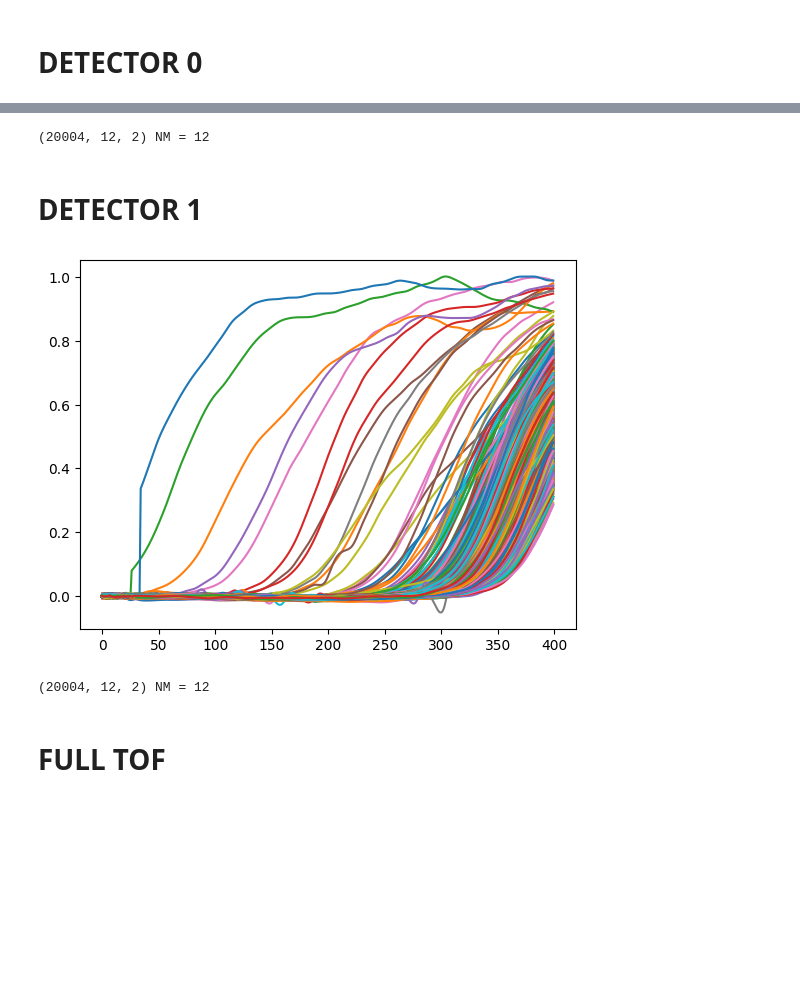
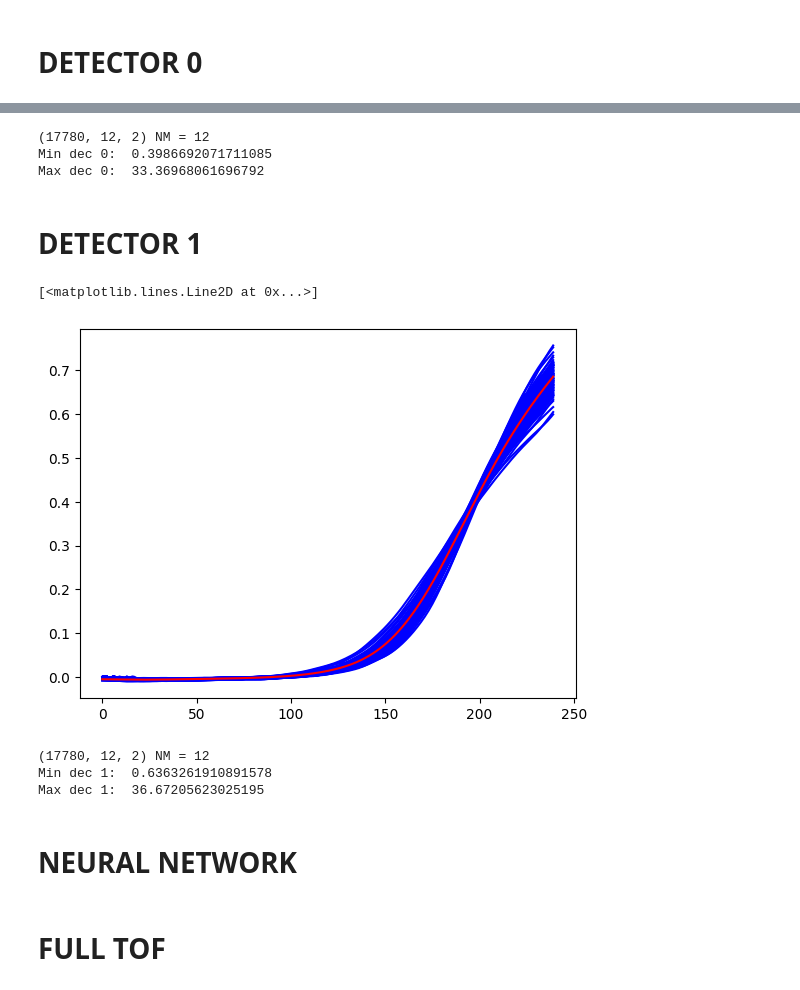
Before and after one commit to wjosefw/Signal-processing-with-Neural-networks, a Jupyter notebook: DEEP_TIMING_DATOS_PRACTICA_MASTER_Na22.ipynb, the cells around one changed output, grey strips where cells are left out. Cells and saved outputs as stored; diff of their text form; code cells hidden in the pictures; blank space fills up the shorter version.

```diff
--- a/DEEP_TIMING_DATOS_PRACTICA_MASTER_Na22.ipynb
+++ b/DEEP_TIMING_DATOS_PRACTICA_MASTER_Na22.ipynb
@@ -281,0 +168,4 @@ REF_train_dec0 = REF_dec0[:]
+# %%
+for i in range(100):
+    plt.plot(moved_pulses_dec0[i,:],'b-')
+plt.plot(mean_dec0[start:stop],'r-')
@@ -291,42 +192,24 @@ M_Train_dec0 = (M_Train_dec0-min_dec0)/(max_dec0 - min_dec0)
 
 NM = np.shape(M_Train_dec0)[1]
 print(M_Train_dec0.shape, "NM =", NM)
+print('Min dec 0: ', min_dec0)
+print('Max dec 0: ', max_dec0)
 # %% [output]
-(20004, 12, 2) NM = 12
+(17780, 12, 2) NM = 12
+Min dec 0:  0.3986692071711085
+Max dec 0:  33.36968061696792
 # %% [markdown]
 # **DETECTOR 1**
-# %%
-Ncasos = new_pulses.shape[0]
-INPUT0_dec1 = np.zeros_like(new_pulses)
-REF_dec1 = np.zeros((Ncasos,))
-
-
-NRD0 = np.random.randint(20,size = Ncasos)
-NRD1 = np.random.randint(20,size = Ncasos)
-
-for i in range(Ncasos):
-  N0 = NRD0[i]
-  noise00 = np.random.normal(scale=1e-3, size=N0)
-  noise0 = np.random.normal(scale=0.01, size=new_pulses.shape[1])
-  smoothed_noise = gaussian_filter1d(noise0, sigma=10)
-  INPUT0_dec1[i,:,0] = np.roll(new_pulses[i,:,1], N0)
-  INPUT0_dec1[i,:,0] = INPUT0_dec1[i,:,0] + smoothed_noise
-  INPUT0_dec1[i,0:N0,0] = noise00
-
-  N1 = NRD1[i]
-  noise11 = np.random.normal(scale=1e-3, size=N1)
-  noise1 = np.random.normal(scale=0.01, size=new_pulses.shape[1])
-  smoothed_noise = gaussian_filter1d(noise1, sigma=10)
-  INPUT0_dec1[i,:,1] = np.roll(new_pulses[i,:,1], N1)
-  INPUT0_dec1[i,:,1] = INPUT0_dec1[i,:,1] + smoothed_noise
-  INPUT0_dec1[i,0:N1,1] = noise11
-  REF_dec1[i] = new_time_step*(N0-N1)
-
-
-trainX_dec1 = INPUT0_dec1[:,:,:]
-REF_train_dec1 = REF_dec1[:]
+# %%
+#-------------------------------------- Calculate mean pulse in detector ----------------------------------
+mean_dec1 = get_mean_pulse_from_set(new_pulses, channel = 1)
+
+#------------------------------------- Move rest of the pulses to align with mean -------------------------
+delays_dec1, moved_pulses_dec1 = move_to_reference(mean_dec1, new_pulses[:Ntrain,:,:], start = start, stop = stop, max_delay = 240, channel = 1)
 # %%
-for i in range(trainX_dec1.shape[0]):
-  plt.plot(trainX_dec1[i,:,0])
+for i in range(100):
+    plt.plot(moved_pulses_dec1[i,:],'b-')
+plt.plot(mean_dec1[start:stop],'r-')
 # %% [output]
+[<matplotlib.lines.Line2D at 0x...>]
-[figure, old version]
+[figure, new version]
@@ -339,7 +230,14 @@ max_dec1 = np.max(M_Train_dec1)
 
 M_Train_dec1 = (M_Train_dec1-min_dec1)/(max_dec1 - min_dec1)
 
+
 NM = np.shape(M_Train_dec1)[1]
 print(M_Train_dec1.shape, "NM =", NM)
+print('Min dec 1: ', min_dec1)
+print('Max dec 1: ', max_dec1)
 # %% [output]
-(20004, 12, 2) NM = 12
+(17780, 12, 2) NM = 12
+Min dec 1:  0.6363261910891578
+Max dec 1:  36.67205623025195
+# %% [markdown]
+# **NEURAL NETWORK**
```
Also changed, not shown: parts of 34 cells of this notebook.
